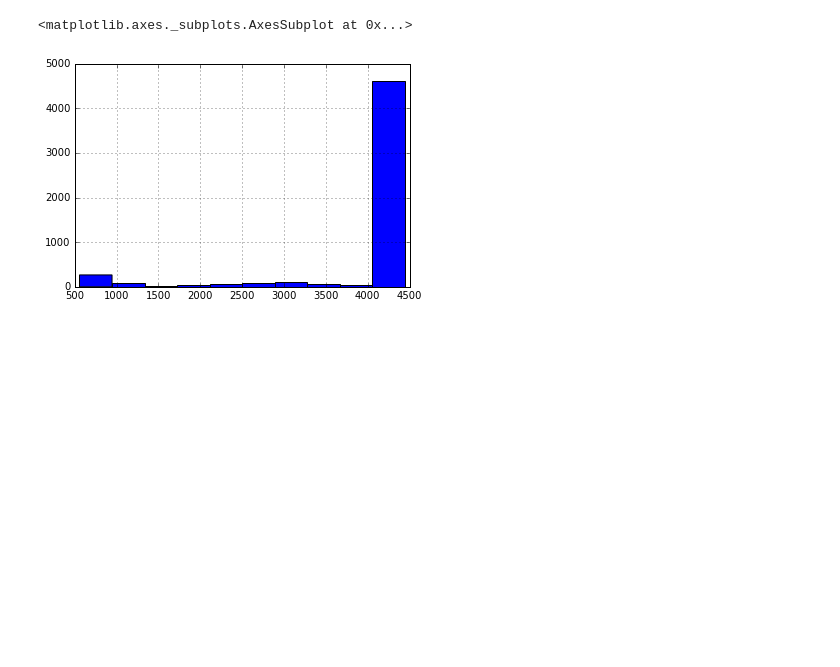
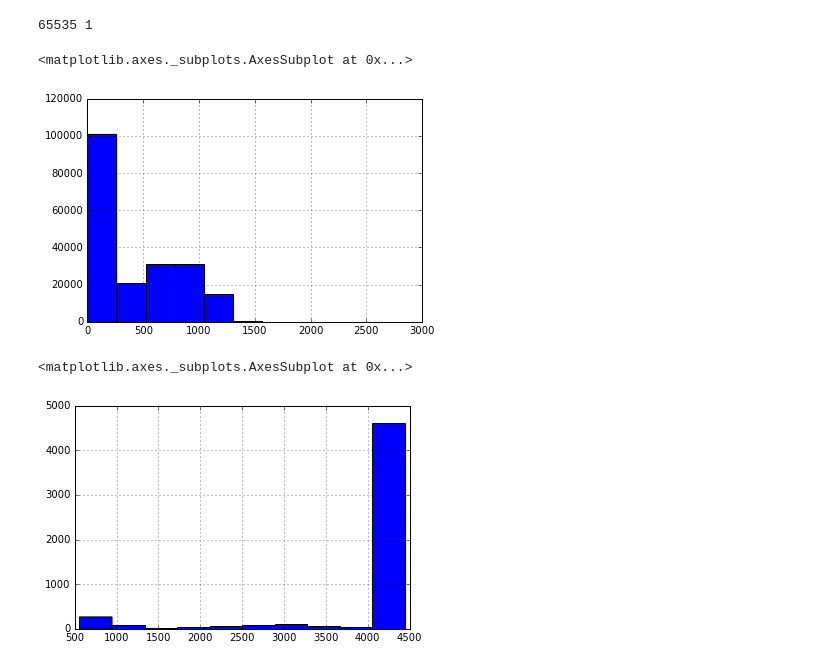
Before and after one commit to faizaakbar/ANNMINERvA, a Jupyter notebook: visualize_target_z_values.ipynb, the cells around one changed output. Cells and saved outputs as stored; diff of their text form; code cells hidden in the pictures; blank space fills up the shorter version.

Commit message:
Look at the plane id codes a bit

```diff
--- a/visualize_target_z_values.ipynb
+++ b/visualize_target_z_values.ipynb
@@ -10,3 +20,3 @@ f = h5py.File('minosmatch_fuel_me1Bmc_small.hdf5', 'r')
 # %%
-data = {'zs': f['zs'], 'segments': f['segments']}
+data = {'zs': f['zs'], 'segments': f['segments'], 'planecodes': f['planecodes']}
 df = DataFrame(data)
@@ -15,3 +34,12 @@ df = DataFrame(data)
+# %%
+print np.max(df['planecodes']), np.min(df['planecodes'])
+# %% [output]
+65535 1
+# %%
+df['planecodes'][df['planecodes'] < 65535].hist()
+# %% [output]
+<matplotlib.axes._subplots.AxesSubplot at 0x...>
+[figure, added]
 # %%
 df['zs'][df['segments']==0].hist()
 # %% [output]
```
Also changed, not shown: parts of 8 cells of this notebook.
